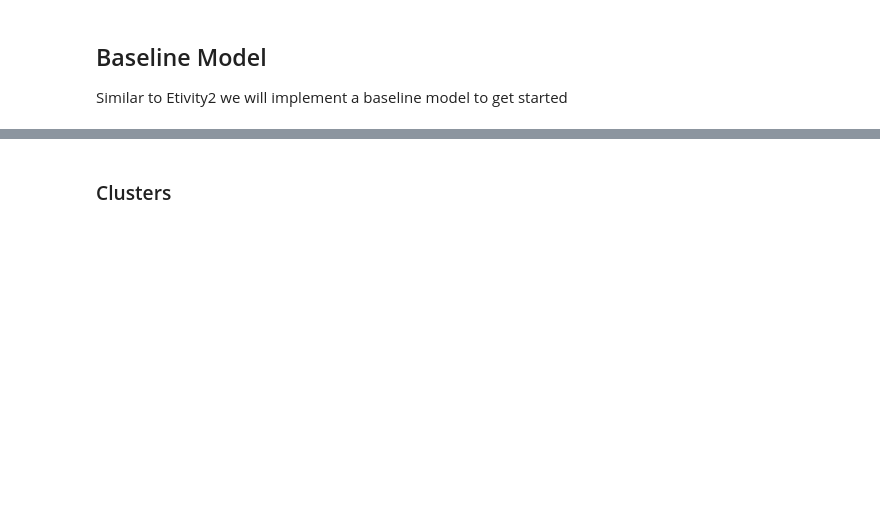
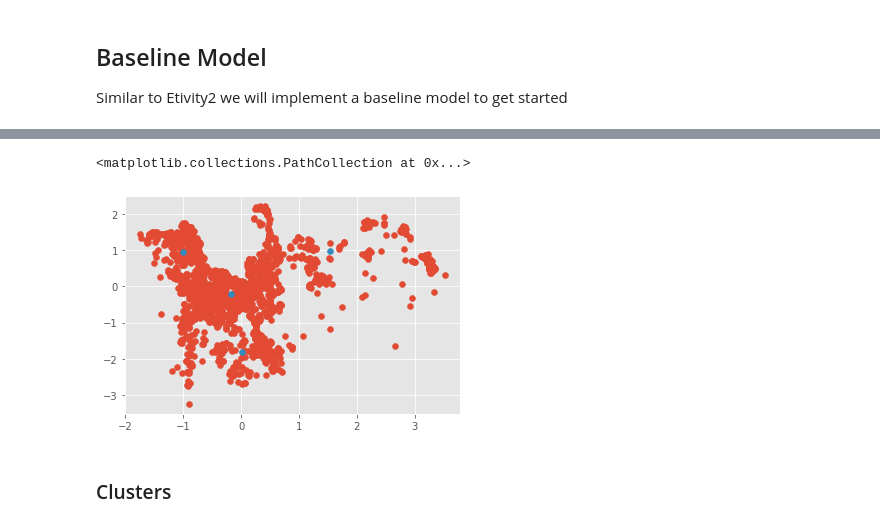
Before and after one commit to ET5003-Group1/ET5003, a Jupyter notebook: ET5003_KaggleCompetition_Stephen_Quirke_20172257.ipynb, the cells around one changed output, grey strips where cells are left out. Cells and saved outputs as stored; diff of their text form; code cells hidden in the pictures; blank space fills up the shorter version.

```diff
--- a/ET5003_KaggleCompetition_Stephen_Quirke_20172257.ipynb
+++ b/ET5003_KaggleCompetition_Stephen_Quirke_20172257.ipynb
@@ -881,0 +905,11 @@ memory usage: 156.5+ KB
+# %%
+columns = []
+for col in dftrain_pr.columns:
+    columns.append(col)
+
+columns.remove("Price")
+columns.append("Price")
+
+dftrain_pr = dftrain_pr[columns]
+
+dftrain_pr.head(5)
@@ -881,0 +923,2 @@ memory usage: 156.5+ KB
+# %%
+dftrain_pr.drop(columns="Type_studio", inplace=True)
@@ -885,5 +939,7 @@ memory usage: 156.5+ KB
 Similar to Etivity2 we will implement a baseline model to get started
 # %%
 # dropna: remove missing values
-df_subset_train = dftrain_pr.dropna(axis=0)
-df_subset_test = dftest_pr.dropna(axis=0)
+df_subset_train = dftrain_pr.drop(columns=['Description','Features'], axis=1)
+
+# dropna: remove missing values
+df_subset_test = dftest_pr.drop(columns=['Description','Features'], axis=1)
@@ -911,8 +962,7 @@ Xss_train = np.hstack([Xs_train,Xs_train[:,[2]]**2])
 xscaler = sc.fit(Xss_train)
 Xn_train = xscaler.transform(Xss_train)
 
-Xss_test = Xs_test.copy()
-xscaler = sc.fit(Xss_test)
+Xss_test = np.hstack([Xs_test,Xs_test[:,[2]]**2])
 Xn_test = xscaler.transform(Xss_test)
 
 ylog = np.log(ys_train.astype('float'))
@@ -959,19 +1032,21 @@ print("MAPE = ",(np.mean(abs(y_pred_BLR - y_test) / y_test)))
 # %%
 # training gaussian mixture model
 from sklearn.mixture import GaussianMixture
 
 gmm = GaussianMixture(n_components=4)
 
-# Features longitude and latitude.
-ind=[6,7]
+ind=[4,5]
 
 X_ind = np.vstack([Xn_train[:,ind],Xn_test[:,ind]])
 # Gaussian Mixture
 gmm.fit(X_ind)
 # plot blue dots
 plt.scatter(X_ind[:,0],X_ind[:,1])
 # centroids:  orange dots
 plt.scatter(gmm.means_[:,0],gmm.means_[:,1])
+# %% [output]
+<matplotlib.collections.PathCollection at 0x...>
+[figure, added]
 # %% [markdown]
 ### Clusters
 # %%
```
Also changed, not shown: parts of 56 cells of this notebook.
